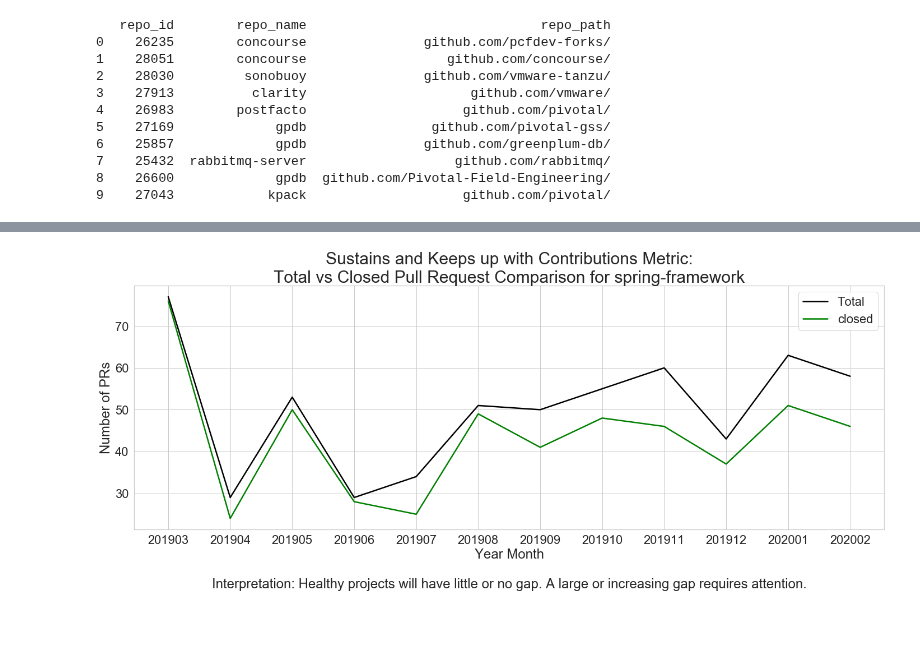
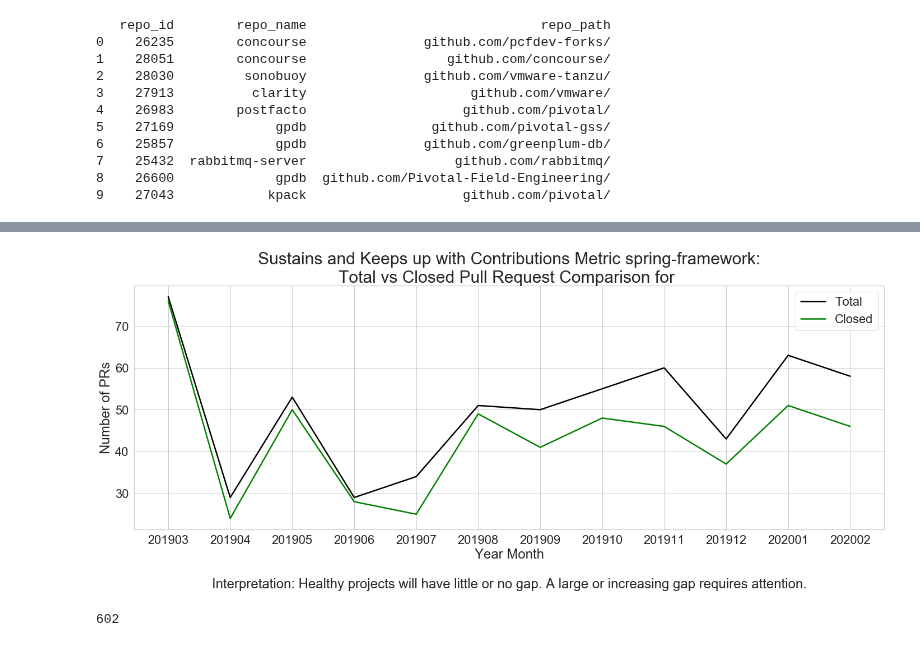
Before and after one commit to Hsingh2096/Hsingh2096, a Jupyter notebook: code/dawn_project_health.ipynb, the cells around one changed output, grey strips where cells are left out. Saved outputs shown, nothing was run; the diff lists cells and outputs as text; code cells hidden in the pictures.

Commit message:
minor cleanup to make title easier to read

```diff
--- a/code/dawn_project_health.ipynb
+++ b/code/dawn_project_health.ipynb
@@ -251,24 +252,28 @@ pr_sustainDF['diff'] = pr_sustainDF['all_total'] - pr_sustainDF['closed_total']
 # %%
 pr_sustainDF['repo_id'] = pr_sustainDF['repo_id'].map(int)
 #pr_sustainDF['yearmonth'] = pr_sustainDF['yearmonth'].map(str)
 pr_sustainDF.set_index('repo_id', 'yearmonth')
 
 
 sns.set_style('ticks')
 sns.set(style="whitegrid", font_scale=2)
 
 fig, ax = plt.subplots()
 
 # the size of A4 paper
 fig.set_size_inches(24, 8)
 
-title = "Sustains and Keeps up with Contributions Metric:\nTotal vs Closed Pull Request Comparison for " + pr_sustainDF['repo_name'][0]
+title = "Sustains and Keeps up with Contributions Metric " + pr_sustainDF['repo_name'][0] + ":\nTotal vs Closed Pull Request Comparison for "
 
 plottermonth = sns.lineplot(x='yearmonth', y='all_total', data=pr_sustainDF, sort=False, color='black', label='Total', linewidth=2.5)
-plottermonth = sns.lineplot(x='yearmonth', y='closed_total', data=pr_sustainDF, sort=False, color='green', label='closed', linewidth=2.5, linestyle='dashed').set_title(title, fontsize=30)
+plottermonth = sns.lineplot(x='yearmonth', y='closed_total', data=pr_sustainDF, sort=False, color='green', label='Closed', linewidth=2.5, linestyle='dashed').set_title(title, fontsize=30)
 
 plottermonthlabels = ax.set_xticklabels(pr_sustainDF['yearmonth'])
 plottermonthlabels = ax.set_ylabel('Number of PRs')
 plottermonthlabels = ax.set_xlabel('Year Month\n\nInterpretation: Healthy projects will have little or no gap. A large or increasing gap requires attention.')
 # %% [output]
-[figure, old version]
+[figure, new version]
+# %%
+print(sum(pr_monthDF.total_prs_open_closed))
+# %% [output]
+602
```
Also changed, not shown: parts of 2 cells of this notebook.
